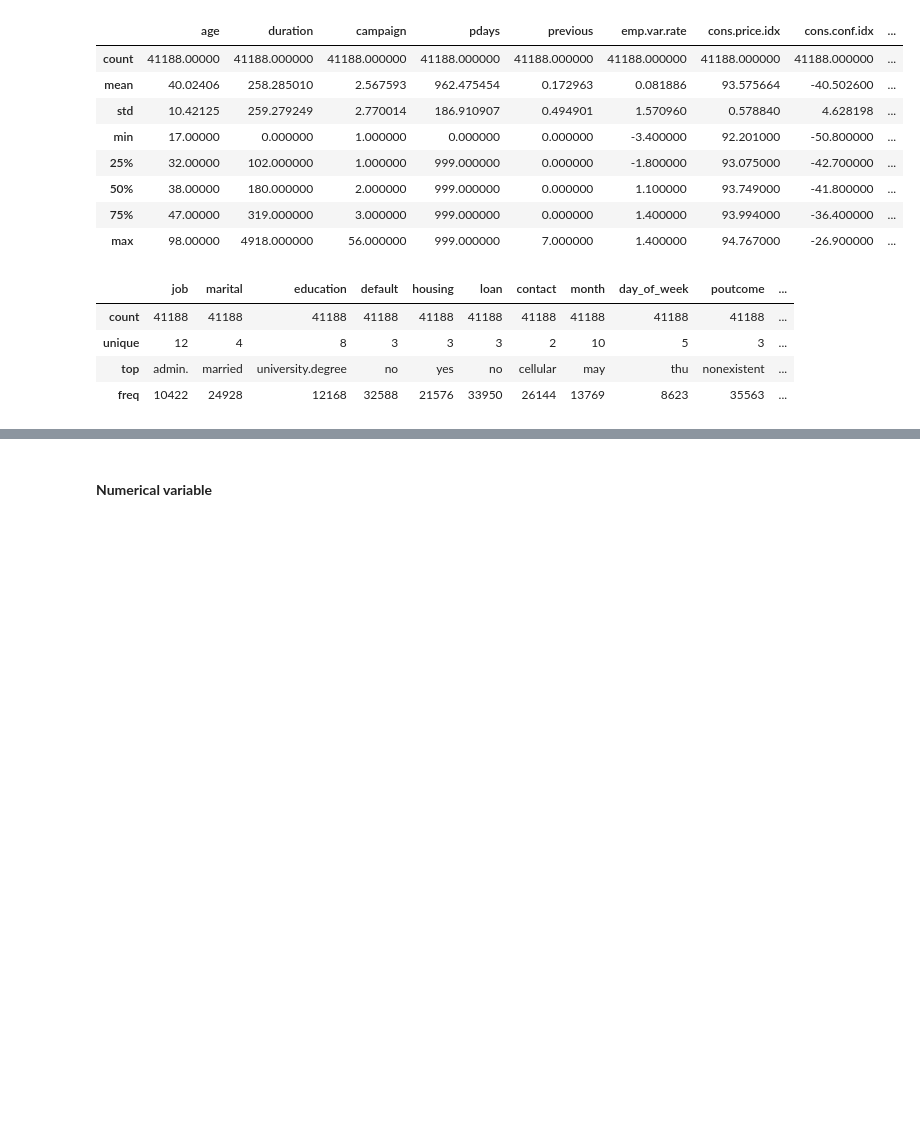
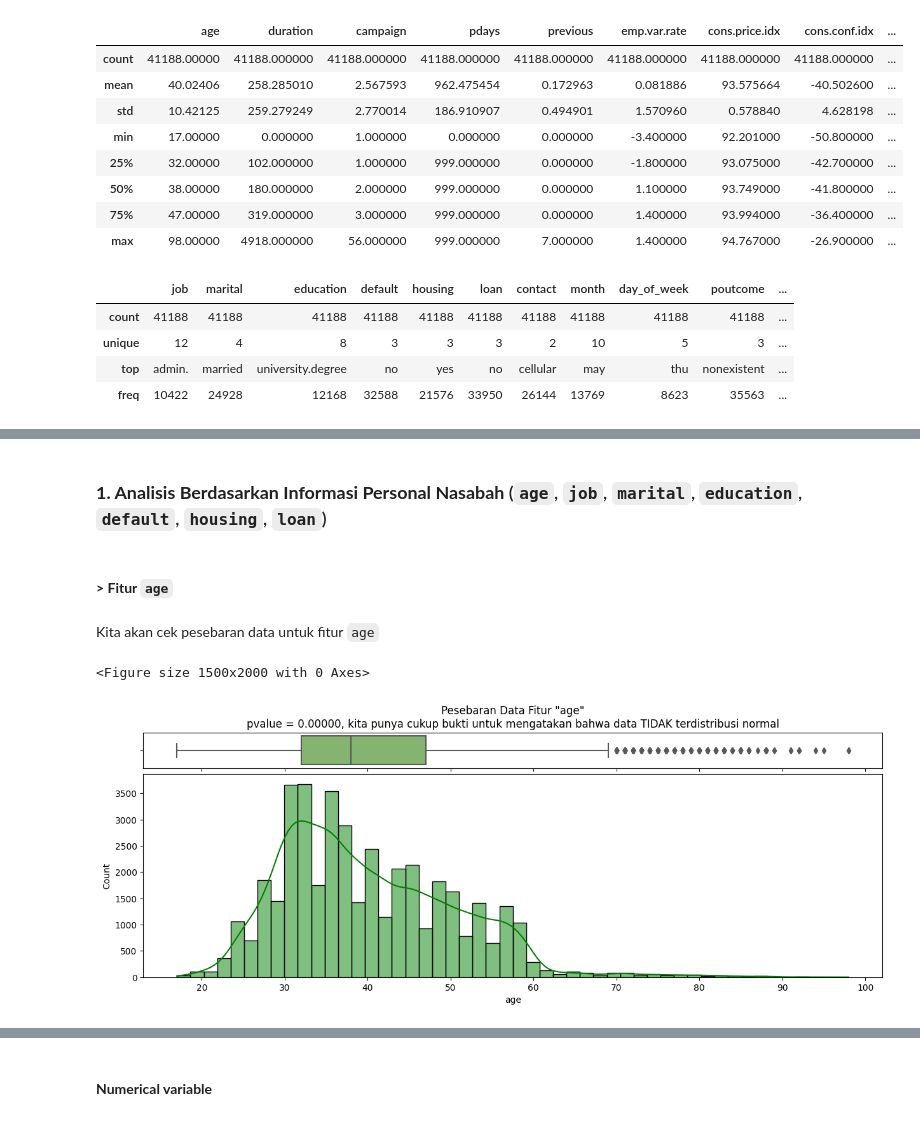
Before and after one commit to PurwadhikaDev/DeltaGroup_JC_DS_FT_Jogja_01_FinalProject, a Jupyter notebook: notebooks/GroupDelta_Bank_Marketing_Campaign.ipynb, the cells around one changed output, grey strips where cells are left out. Cells and saved outputs as stored; diff of their text form; code cells hidden in the pictures; blank space fills up the shorter version.

```diff
--- a/notebooks/GroupDelta_Bank_Marketing_Campaign.ipynb
+++ b/notebooks/GroupDelta_Bank_Marketing_Campaign.ipynb
@@ -218,0 +347,14 @@ __Insight :__
+# %%
+# Kelompokan fitur age menjadi beberapa kelompok usia
+
+def rangeusia (age) :
+    if 15 <= age <= 24 :
+        return '15-24'
+    elif 25 <= age <= 39 :
+        return '25-39'
+    elif 40 < age <= 64 :
+        return '40-64'
+    elif 65 < age <= 74 :
+        return '65-74'
+    else :
+        return '>75'
@@ -218,0 +390,33 @@ __Insight :__
+# %% [markdown]
+### **1. Analisis Berdasarkan Informasi Personal Nasabah** (`age`, `job`, `marital`, `education`, `default`, `housing`, `loan`)
+# %% [markdown]
+#### **> Fitur `age`**
+# %% [markdown]
+Kita akan cek pesebaran data untuk fitur `age`
+# %%
+# cek pesebaran data dan uji normalitas data
+
+plt.figure(figsize=(15,20))
+
+fig, (ax1, ax2) = plt.subplots(2, sharex = True, figsize = (15,5),
+                                gridspec_kw={"height_ratios": (.15, .85),
+                                            "hspace": 0.05})
+
+# Uji Normalitas Data
+stat, pvalue = normaltest(df["age"].dropna())
+if pvalue > 0.05 :
+    distribusi = f'pvalue = {pvalue:.5f}, kita punya cukup bukti untuk mengatakan bahwa data terdistribusi normal'
+else :
+    distribusi = f'pvalue = {pvalue:.5f}, kita punya cukup bukti untuk mengatakan bahwa data TIDAK terdistribusi normal'
+
+# Cek Pesebaran Data
+ax1.set_title(f"""Pesebaran Data Fitur "age"\n{distribusi}""", color = "black")
+sns.boxplot(x = df["age"], ax = ax1, palette="summer")
+ax1.set(xlabel = "")
+
+sns.histplot(data = df["age"], ax = ax2, stat = "count", kde=True, bins=50, color="green")
+
+plt.show()
+# %% [output]
+<Figure size 1500x2000 with 0 Axes>
+[figure, added]
```
Also changed, not shown: parts of 139 cells of this notebook.
